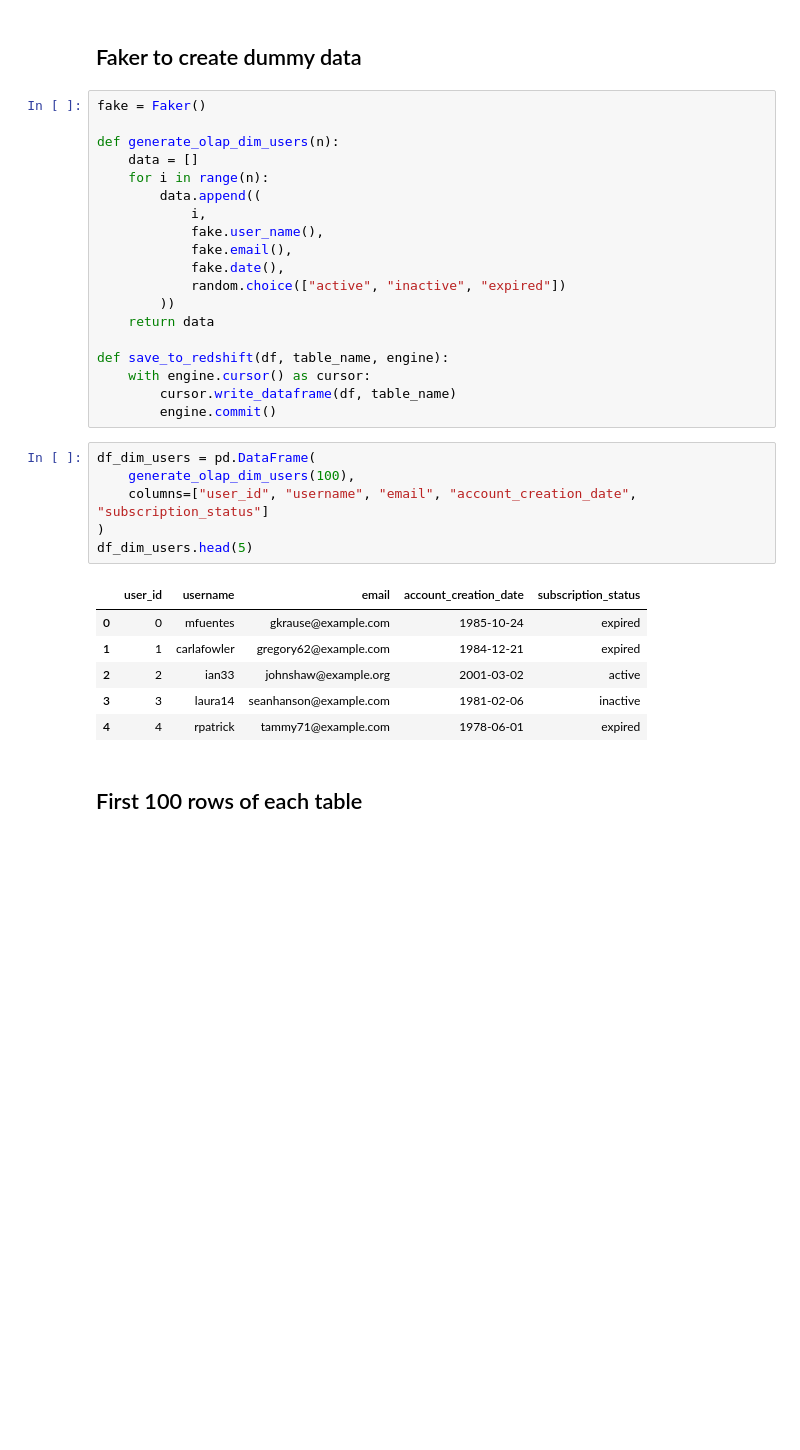
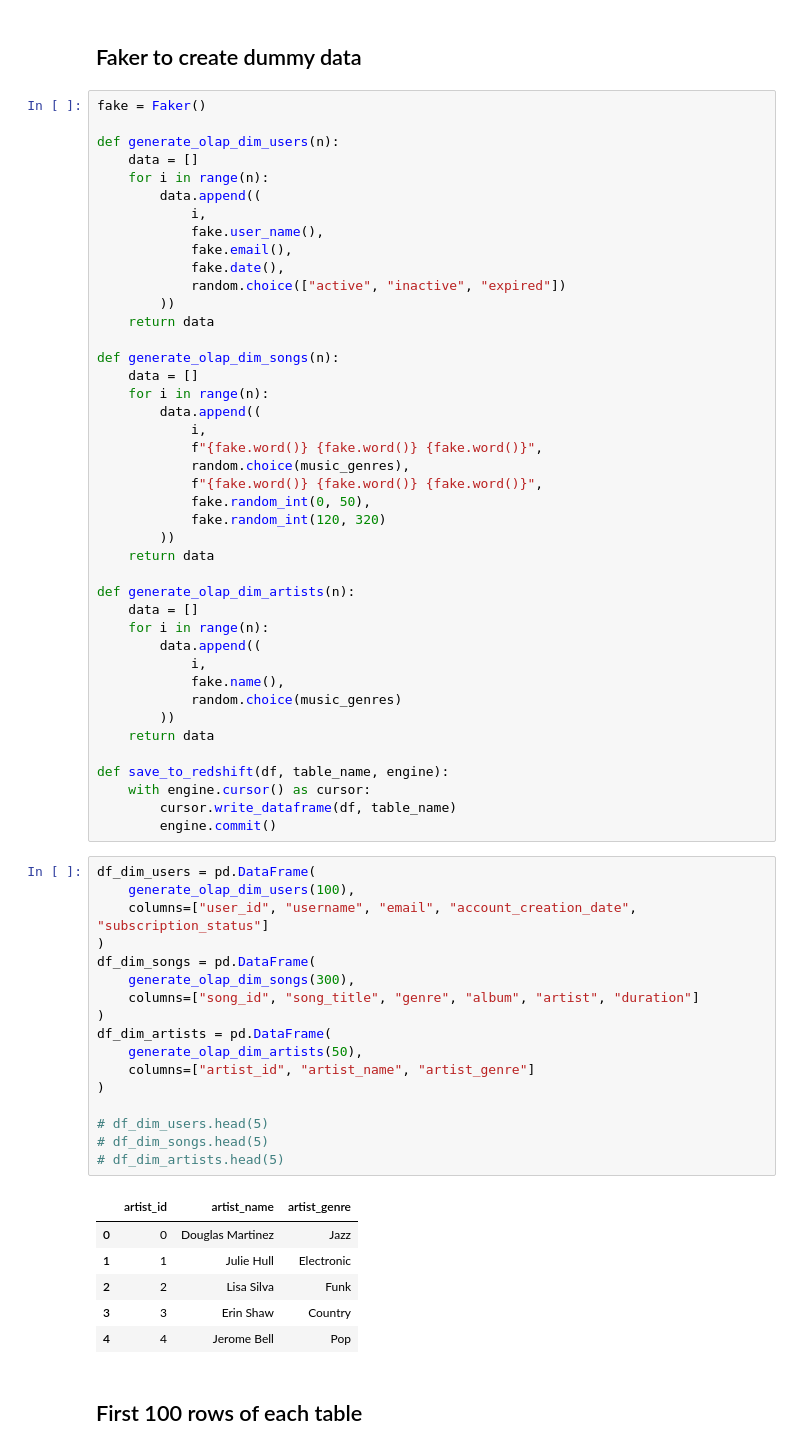
Before and after one commit to vsitucal-personal/deds_oltp_erd_implementation, a Jupyter notebook: assignment1/vitucal_assignment1.ipynb, the cells around one changed output. Cells and saved outputs as stored; diff of their text form; blank space fills up the shorter version.

```diff
--- a/assignment1/vitucal_assignment1.ipynb
+++ b/assignment1/vitucal_assignment1.ipynb
@@ -514,6 +514,29 @@ def generate_olap_dim_users(n):
         ))
     return data
 
+def generate_olap_dim_songs(n):
+    data = []
+    for i in range(n):
+        data.append((
+            i,
+            f"{fake.word()} {fake.word()} {fake.word()}",
+            random.choice(music_genres),
+            f"{fake.word()} {fake.word()} {fake.word()}",
+            fake.random_int(0, 50),
+            fake.random_int(120, 320)
+        ))
+    return data
+
+def generate_olap_dim_artists(n):
+    data = []
+    for i in range(n):
+        data.append((
+            i,
+            fake.name(),
+            random.choice(music_genres)
+        ))
+    return data
+
 def save_to_redshift(df, table_name, engine):
     with engine.cursor() as cursor:
         cursor.write_dataframe(df, table_name)
@@ -521,16 +544,27 @@ def save_to_redshift(df, table_name, engine):
 # %%
 df_dim_users = pd.DataFrame(
     generate_olap_dim_users(100),
     columns=["user_id", "username", "email", "account_creation_date", "subscription_status"]
 )
-df_dim_users.head(5)
+df_dim_songs = pd.DataFrame(
+    generate_olap_dim_songs(300),
+    columns=["song_id", "song_title", "genre", "album", "artist", "duration"]
+)
+df_dim_artists = pd.DataFrame(
+    generate_olap_dim_artists(50),
+    columns=["artist_id", "artist_name", "artist_genre"]
+)
+
+# df_dim_users.head(5)
+# df_dim_songs.head(5)
+# df_dim_artists.head(5)
 # %% [output]
-|  | user_id | username | email | account_creation_date | subscription_status |
-| 0 | 0 | mfuentes | gkrause@example.com | 1985-10-24 | expired |
-| 1 | 1 | carlafowler | gregory62@example.com | 1984-12-21 | expired |
-| 2 | 2 | ian33 | johnshaw@example.org | 2001-03-02 | active |
-| 3 | 3 | laura14 | seanhanson@example.com | 1981-02-06 | inactive |
-| 4 | 4 | rpatrick | tammy71@example.com | 1978-06-01 | expired |
+|  | artist_id | artist_name | artist_genre |
+| 0 | 0 | Douglas Martinez | Jazz |
+| 1 | 1 | Julie Hull | Electronic |
+| 2 | 2 | Lisa Silva | Funk |
+| 3 | 3 | Erin Shaw | Country |
+| 4 | 4 | Jerome Bell | Pop |
 # %% [markdown]
 ## First 100 rows of each table
 # %%
```
Also changed, not shown: parts of 1 cell of this notebook.
